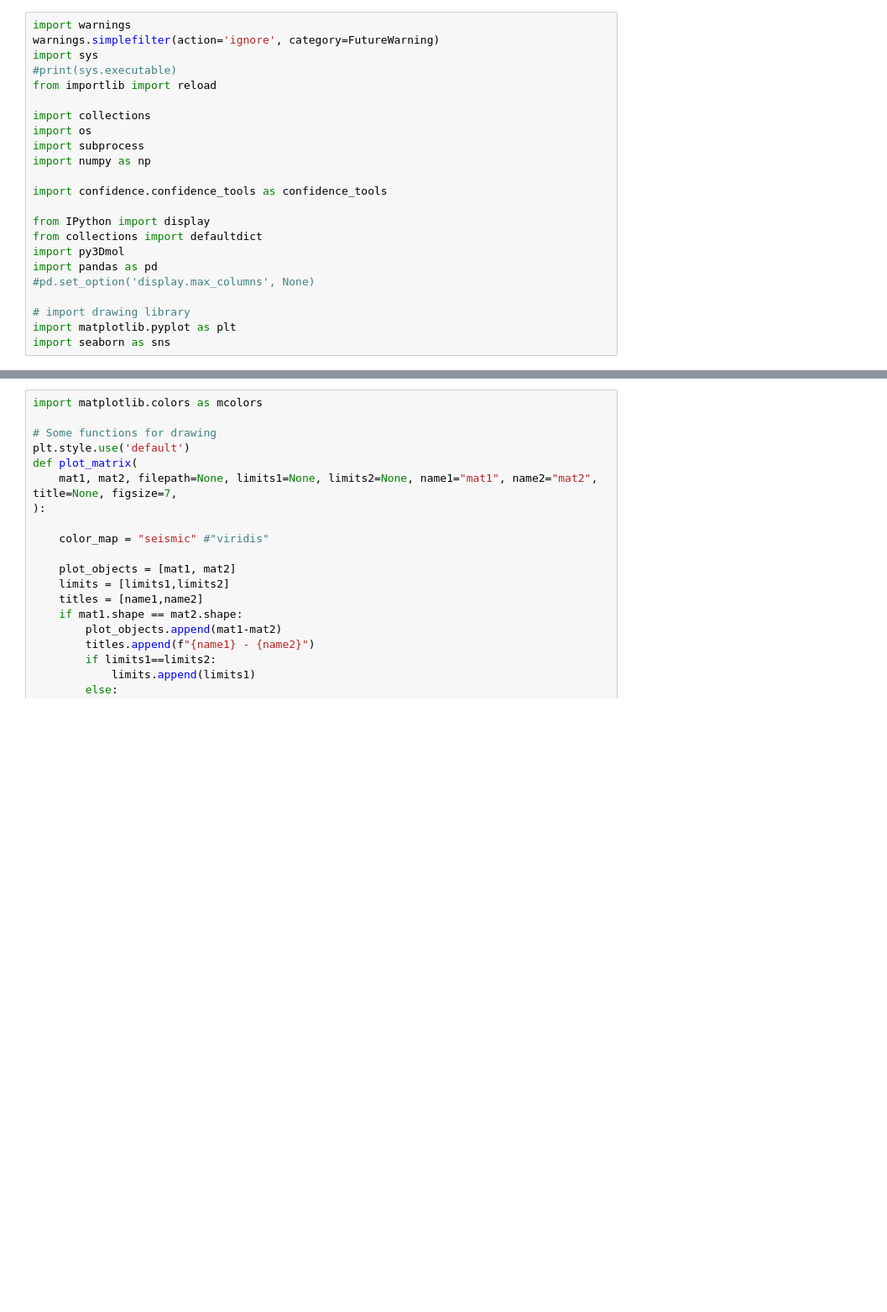
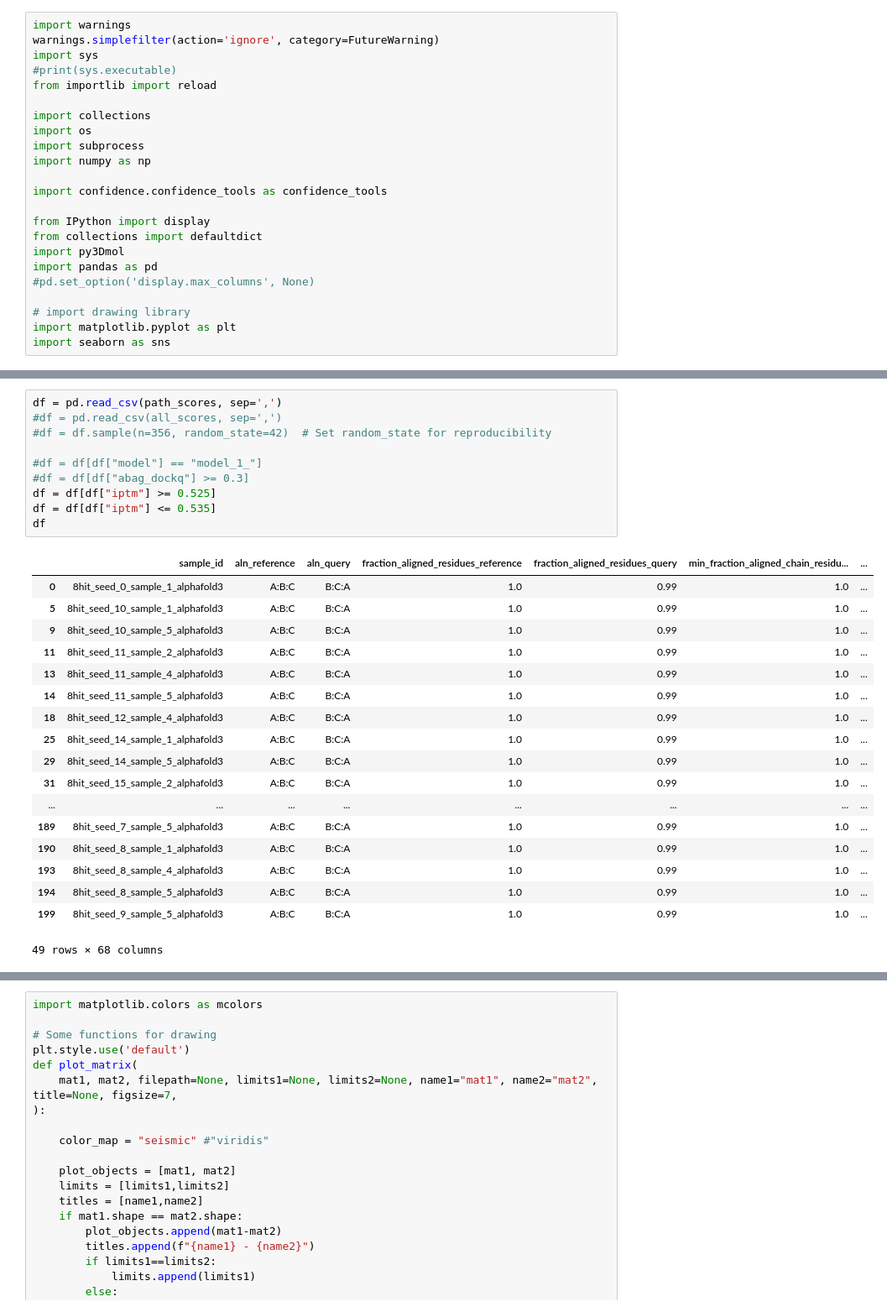
Before and after one commit to samuelfromm/abag-benchmark-set, a Jupyter notebook: analysis/score_test_af3.ipynb, the cells around one changed output, grey strips where cells are left out. Shown at 84% size. Drawn from its saved outputs; the diff is of its cells as text; blank space fills up the shorter version.

```diff
--- a/analysis/score_test_af3.ipynb
+++ b/analysis/score_test_af3.ipynb
@@ -62,2 +84,31 @@ data2 = f"/mnt/sdb/users/sfromm/benchmarking-data/models/{preset}/{id}complex/fu
+# %%
+df = pd.read_csv(path_scores, sep=',')
+#df = pd.read_csv(all_scores, sep=',')
+#df = df.sample(n=356, random_state=42)  # Set random_state for reproducibility
+
+#df = df[df["model"] == "model_1_"]
+#df = df[df["abag_dockq"] >= 0.3]
+df = df[df["iptm"] >= 0.525]
+df = df[df["iptm"] <= 0.535]
+df
+# %% [output]
+|  | sample_id | aln_reference | aln_query | fraction_aligned_residues_reference | fraction_aligned_residues_query | min_fraction_aligned_chain_residu... | ... |
+| 0 | 8hit_seed_0_sample_1_alphafold3 | A:B:C | B:C:A | 1.0 | 0.99 | 1.0 | ... |
+| 5 | 8hit_seed_10_sample_1_alphafold3 | A:B:C | B:C:A | 1.0 | 0.99 | 1.0 | ... |
+| 9 | 8hit_seed_10_sample_5_alphafold3 | A:B:C | B:C:A | 1.0 | 0.99 | 1.0 | ... |
+| 11 | 8hit_seed_11_sample_2_alphafold3 | A:B:C | B:C:A | 1.0 | 0.99 | 1.0 | ... |
+| 13 | 8hit_seed_11_sample_4_alphafold3 | A:B:C | B:C:A | 1.0 | 0.99 | 1.0 | ... |
+| 14 | 8hit_seed_11_sample_5_alphafold3 | A:B:C | B:C:A | 1.0 | 0.99 | 1.0 | ... |
+| 18 | 8hit_seed_12_sample_4_alphafold3 | A:B:C | B:C:A | 1.0 | 0.99 | 1.0 | ... |
+| 25 | 8hit_seed_14_sample_1_alphafold3 | A:B:C | B:C:A | 1.0 | 0.99 | 1.0 | ... |
+| 29 | 8hit_seed_14_sample_5_alphafold3 | A:B:C | B:C:A | 1.0 | 0.99 | 1.0 | ... |
+| 31 | 8hit_seed_15_sample_2_alphafold3 | A:B:C | B:C:A | 1.0 | 0.99 | 1.0 | ... |
+| ... | ... | ... | ... | ... | ... | ... | ... |
+| 189 | 8hit_seed_7_sample_5_alphafold3 | A:B:C | B:C:A | 1.0 | 0.99 | 1.0 | ... |
+| 190 | 8hit_seed_8_sample_1_alphafold3 | A:B:C | B:C:A | 1.0 | 0.99 | 1.0 | ... |
+| 193 | 8hit_seed_8_sample_4_alphafold3 | A:B:C | B:C:A | 1.0 | 0.99 | 1.0 | ... |
+| 194 | 8hit_seed_8_sample_5_alphafold3 | A:B:C | B:C:A | 1.0 | 0.99 | 1.0 | ... |
+| 199 | 8hit_seed_9_sample_5_alphafold3 | A:B:C | B:C:A | 1.0 | 0.99 | 1.0 | ... |
+49 rows × 68 columns
 # %%
 df = pd.read_csv(path_scores, sep=',')
```
Also changed, not shown: parts of 12 cells of this notebook, 6 other files.
